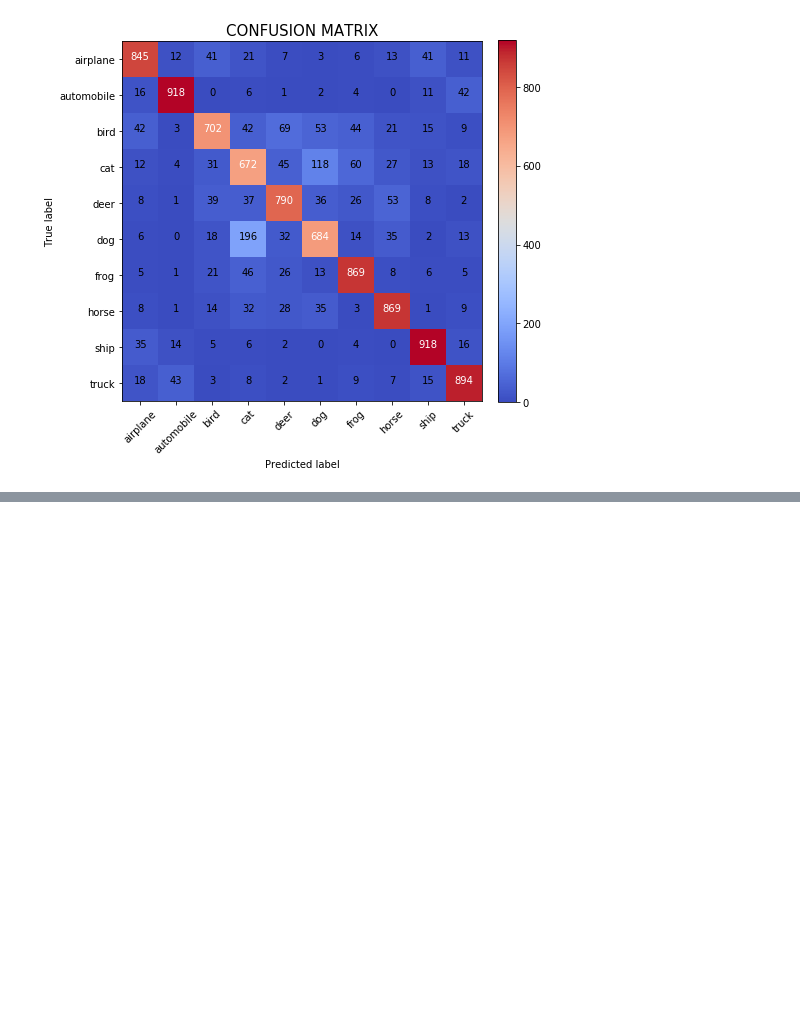
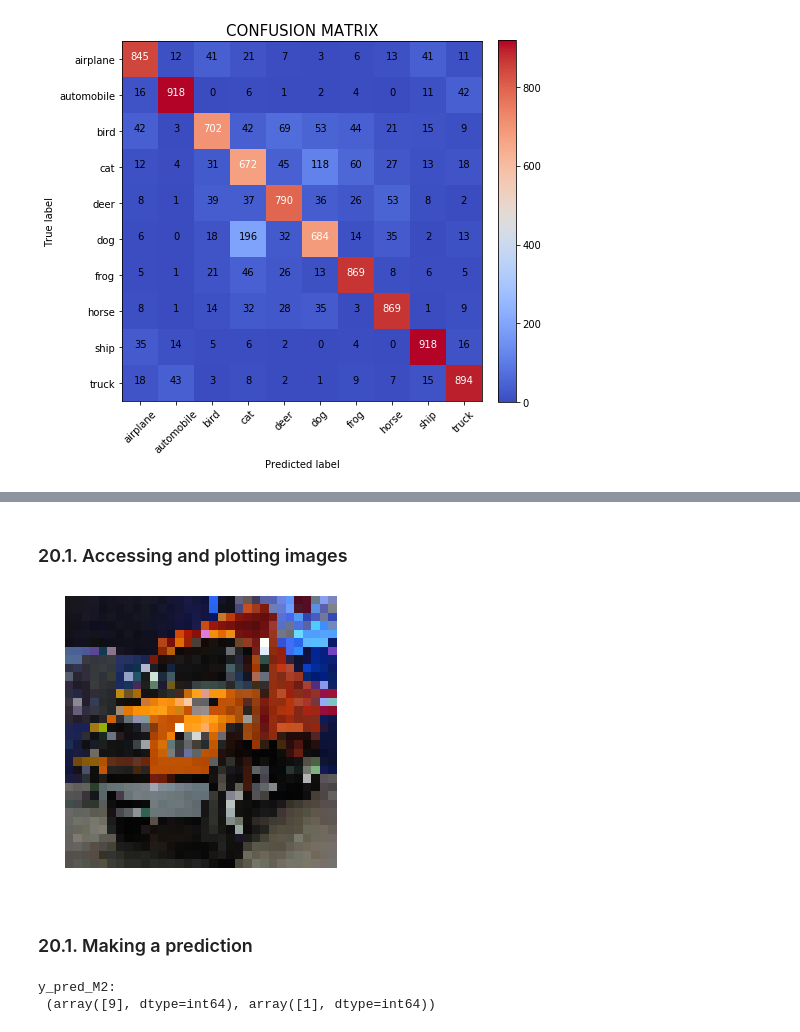
Before and after one commit to noviaayup/Projects-completed, a Jupyter notebook: Final Capstone Project.ipynb, the cells around one changed output, grey strips where cells are left out. Drawn from its saved outputs; the diff is of its cells as text; code cells hidden in the pictures; blank space fills up the shorter version.

```diff
--- a/Final Capstone Project.ipynb
+++ b/Final Capstone Project.ipynb
@@ -1817,0 +1836,43 @@ Confusion matrix, without normalization
+# %% [markdown]
+### 20.1. Accessing and plotting images
+# %%
+Test_dir = "C:/Users/Instructor/Dropbox/Data Science/2.Temp_WORD FILES/test"
+image_width = 32
+image_height = 32
+# %%
+def read_images(directory, resize_to=(0, 0)):
+
+    """This function extracts images from given
+    directory"""
+
+    files = glob.glob(directory + "/*.jpg")
+    images = []
+    labels = []
+    for f in files:
+        im = Image.open(f)
+        im = im.resize(resize_to)
+        im = np.array(im) / 255.0
+        im = im.astype("float32")
+        images.append(im)
+
+    return np.array(images), np.array(labels)
+# %%
+X, y = read_images(directory=Test_dir, resize_to=(IM_WIDTH, IM_HEIGHT))
+# %%
+def plot_images(images):
+    n_cols = min(5, len(images))
+    n_rows = len(images) // n_cols
+    fig = plt.figure(figsize=(5,5))
+
+    for i in range(n_rows * n_cols):
+        sp = fig.add_subplot(n_rows, n_cols, i+1)
+        plt.axis("off")
+        plt.imshow(images[i])
+        #sp.set_title(labels[i])
+    plt.show()
+# %%
+plot_images(X)
+# %% [output]
+[figure, added]
+# %% [markdown]
+### 20.1. Making a prediction
@@ -1817,0 +1886,5 @@ Confusion matrix, without normalization
+# %%
+predict_test(model3)
+# %% [output]
+y_pred_M2:
+ (array([9], dtype=int64), array([1], dtype=int64))
```
Also changed, not shown: parts of 10 cells of this notebook.
